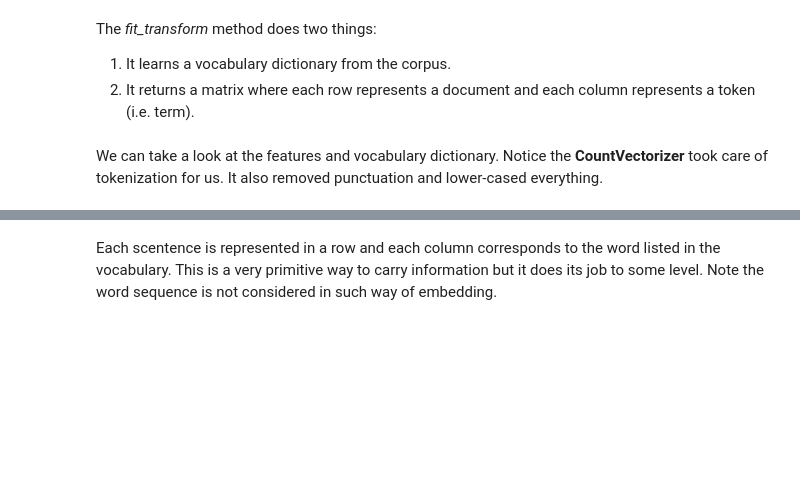
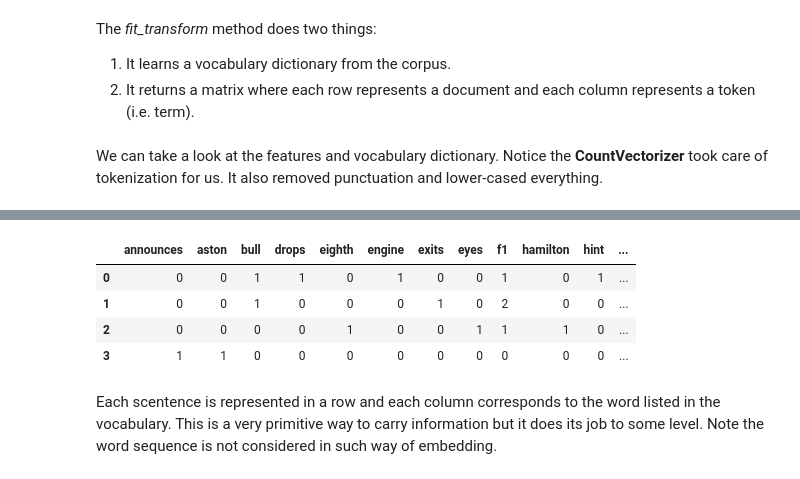
Before and after one commit to TAMIDSpiyalong/Advanced-Concepts-in-Machine-Learning-for-Energy, a Jupyter notebook: Lecture_4a.ipynb, the cells around one changed output, grey strips where cells are left out. Cells and saved outputs as stored; diff of their text form; code cells hidden in the pictures; blank space fills up the shorter version.

```diff
--- a/Lecture_4a.ipynb
+++ b/Lecture_4a.ipynb
@@ -43,2 +48,10 @@ vectorizer.get_feature_names_out()
+# %%
+pd.DataFrame(bow.toarray(), columns = vectorizer.get_feature_names_out())
+# %% [output]
+|  | announces | aston | bull | drops | eighth | engine | exits | eyes | f1 | hamilton | hint | ... |
+| 0 | 0 | 0 | 1 | 1 | 0 | 1 | 0 | 0 | 1 | 0 | 1 | ... |
+| 1 | 0 | 0 | 1 | 0 | 0 | 0 | 1 | 0 | 2 | 0 | 0 | ... |
+| 2 | 0 | 0 | 0 | 0 | 1 | 0 | 0 | 1 | 1 | 1 | 0 | ... |
+| 3 | 1 | 1 | 0 | 0 | 0 | 0 | 0 | 0 | 0 | 0 | 0 | ... |
 # %% [markdown]
 Each scentence is represented in a row and each column corresponds to the word listed in the vocabulary. This is a very primitive way to carry information but it does its job to some level. Note the word sequence is not considered in such way of embedding.
```
Also changed, not shown: parts of 45 cells of this notebook.
